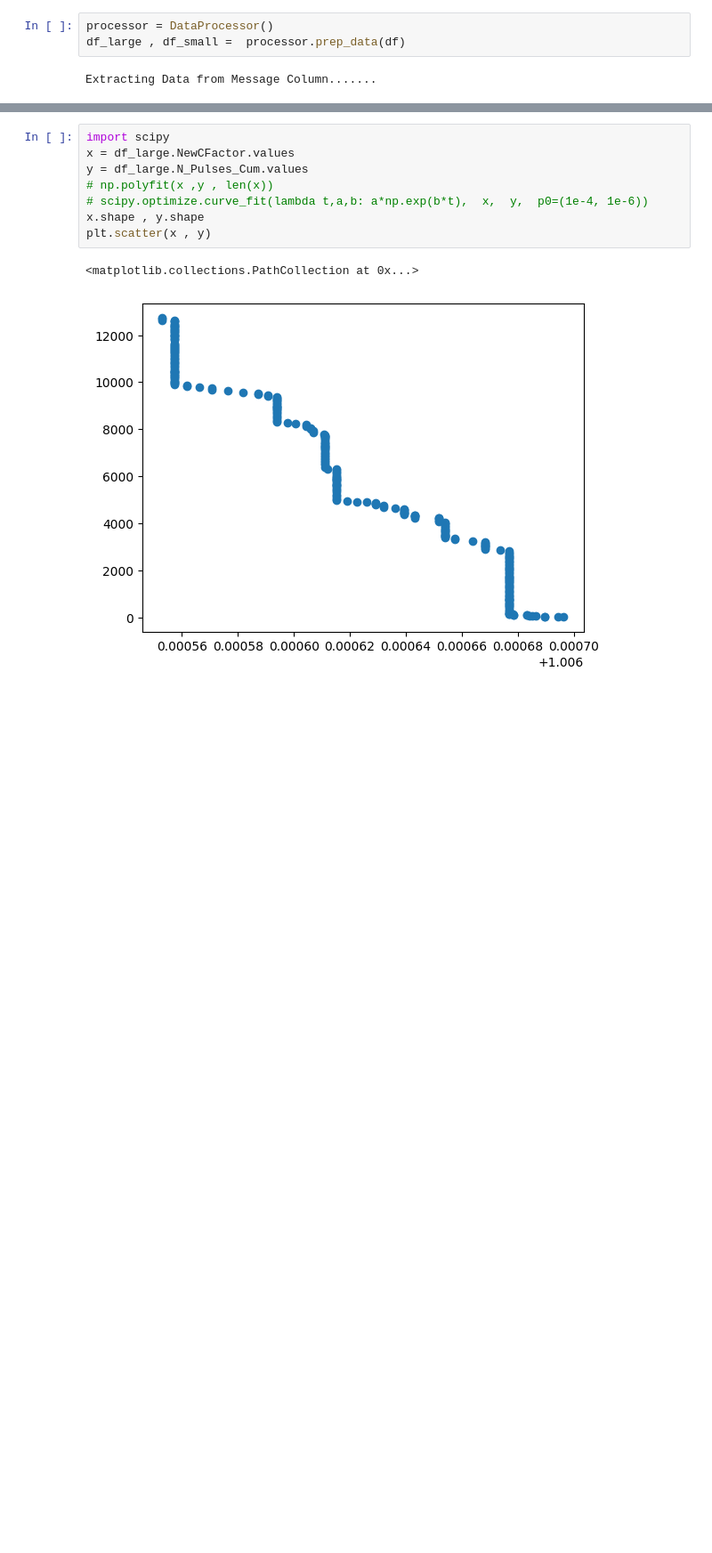
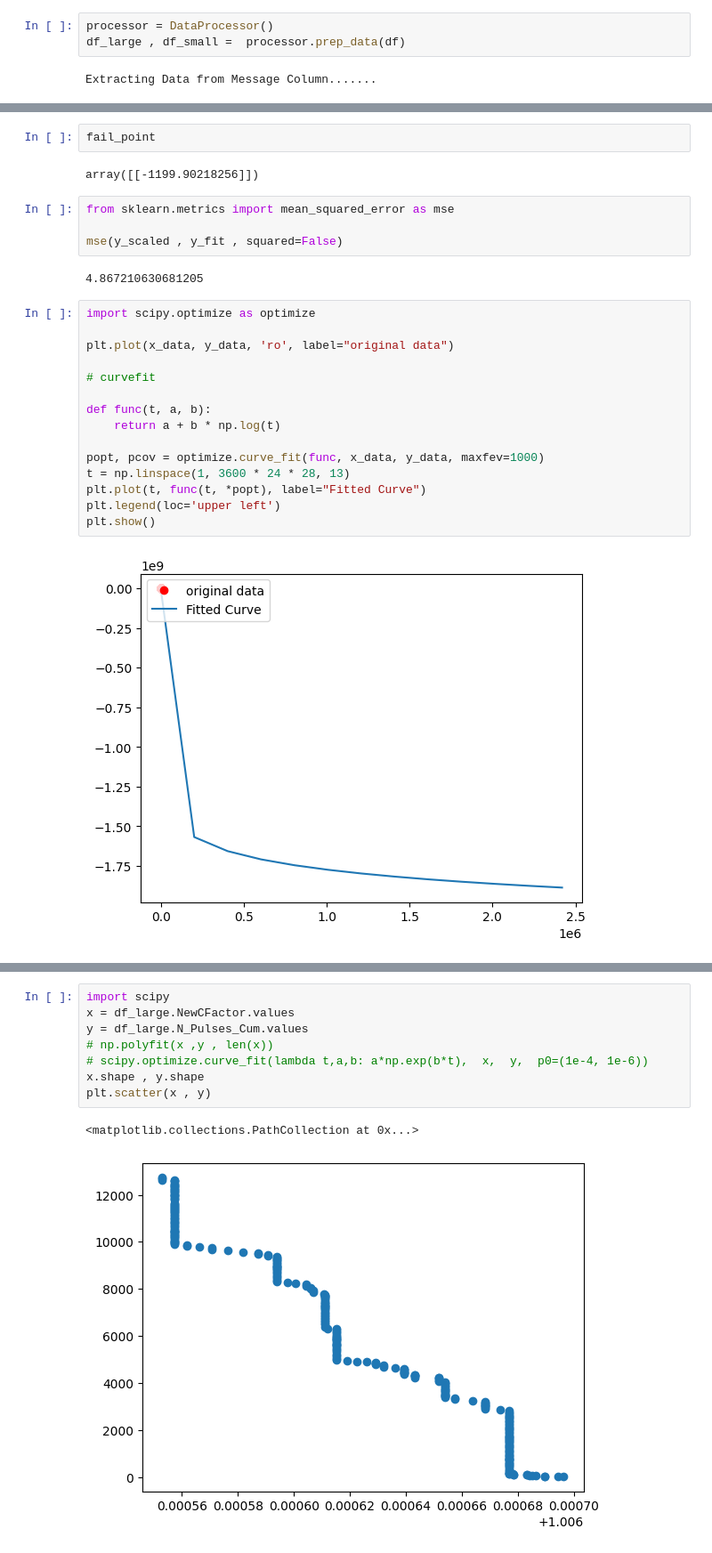
Before and after one commit to Aylore/filament-component-failure-prediction, a Jupyter notebook: notebooks/EDA.ipynb, the cells around one changed output, grey strips where cells are left out. Shown at 89% size. Cells and saved outputs as stored; diff of their text form; blank space fills up the shorter version.

```diff
--- a/notebooks/EDA.ipynb
+++ b/notebooks/EDA.ipynb
@@ -21,0 +96,27 @@ Extracting Data from Message Column.......
+# %%
+fail_point
+# %% [output]
+array([[-1199.90218256]])
+# %%
+from sklearn.metrics import mean_squared_error as mse
+
+mse(y_scaled , y_fit , squared=False)
+# %% [output]
+4.867210630681205
+# %%
+import scipy.optimize as optimize
+
+plt.plot(x_data, y_data, 'ro', label="original data")
+
+# curvefit
+
+def func(t, a, b):
+    return a + b * np.log(t)
+
+popt, pcov = optimize.curve_fit(func, x_data, y_data, maxfev=1000)
+t = np.linspace(1, 3600 * 24 * 28, 13)
+plt.plot(t, func(t, *popt), label="Fitted Curve")
+plt.legend(loc='upper left')
+plt.show()
+# %% [output]
+[figure, added]
```
Also changed, not shown: parts of 21 cells of this notebook, 5 other files.
